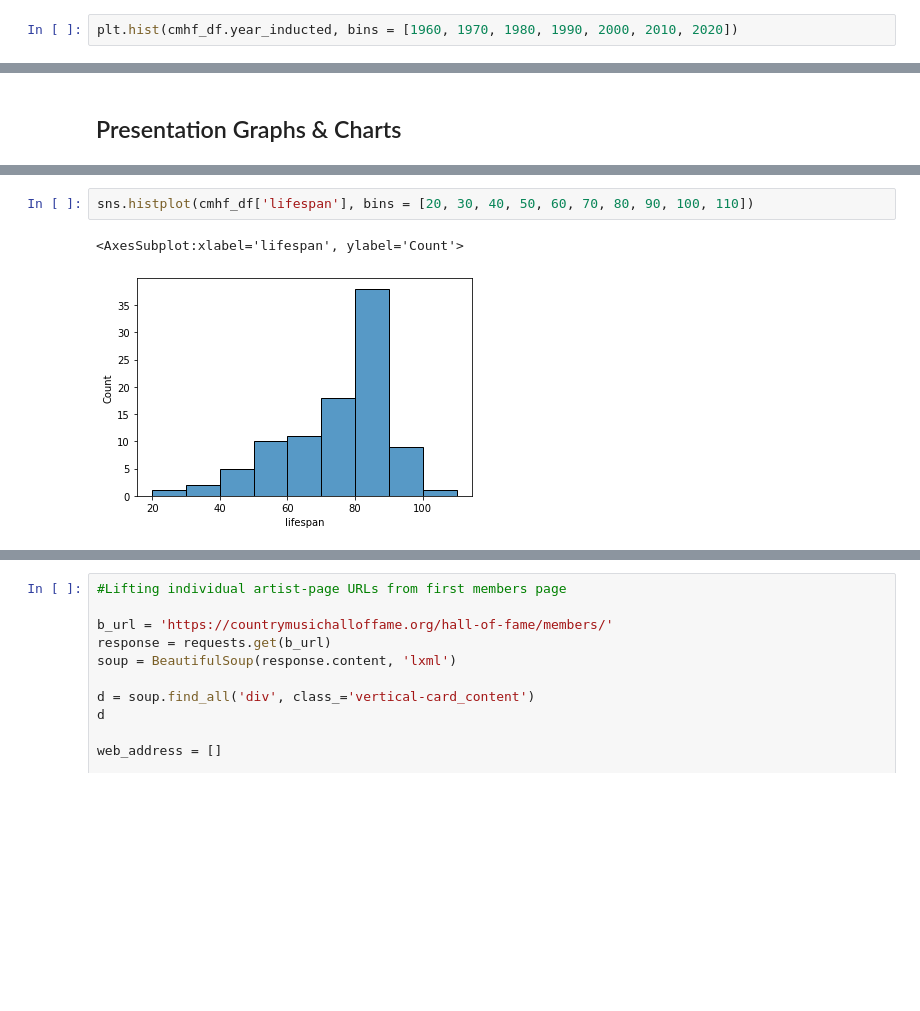
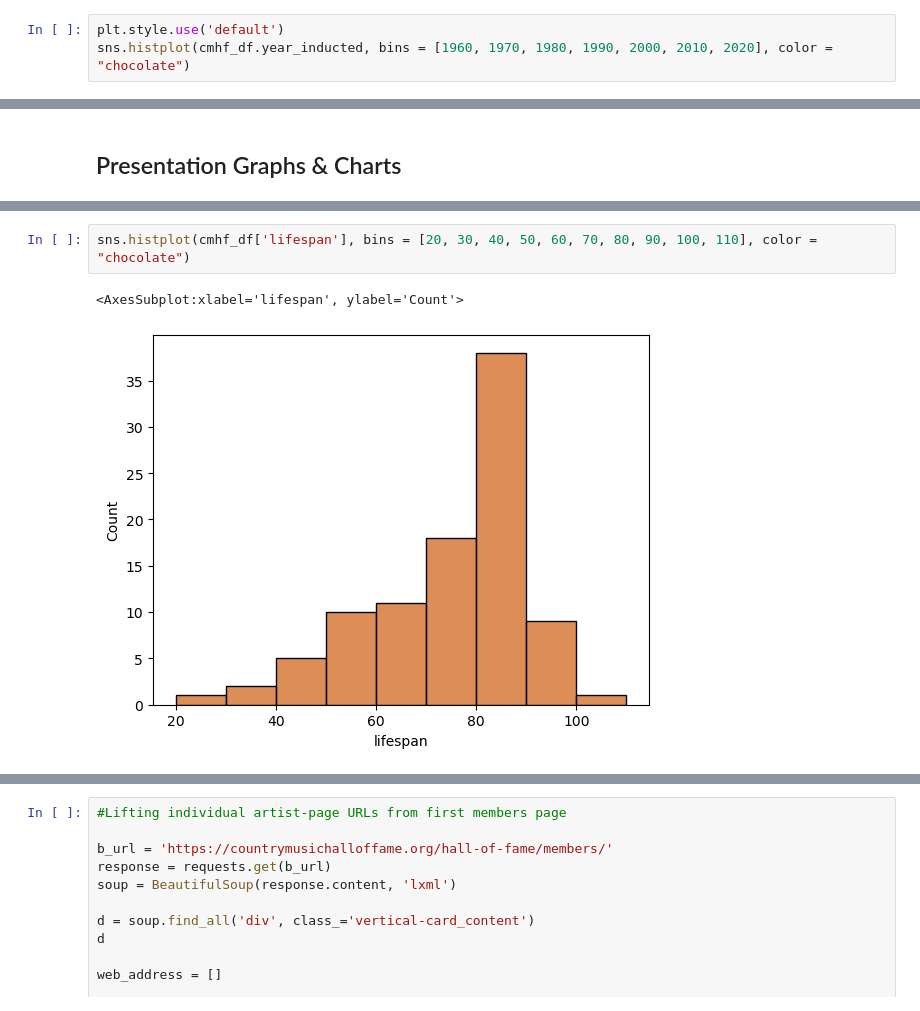
Before and after one commit to jrioross/country_music_hof_web_scraping_python, a Jupyter notebook: cmhf_web_scrape.ipynb, the cells around one changed output, grey strips where cells are left out. Saved outputs shown, nothing was run; the diff lists cells and outputs as text; blank space fills up the shorter version.

```diff
--- a/cmhf_web_scrape.ipynb
+++ b/cmhf_web_scrape.ipynb
@@ -150,5 +150,6 @@ cmhf_df['year_inducted'] = cmhf_df['year_inducted'].astype('int')
 
 [140 rows x 3 columns]
 # %%
-plt.hist(cmhf_df.year_inducted, bins = [1960, 1970, 1980, 1990, 2000, 2010, 2020])
+plt.style.use('default')
+sns.histplot(cmhf_df.year_inducted, bins = [1960, 1970, 1980, 1990, 2000, 2010, 2020], color = "chocolate")
 # %% [output]
@@ -390,6 +389,6 @@ g.map(sns.scatterplot)
 # %%
-sns.histplot(cmhf_df['lifespan'], bins = [20, 30, 40, 50, 60, 70, 80, 90, 100, 110])
+sns.histplot(cmhf_df['lifespan'], bins = [20, 30, 40, 50, 60, 70, 80, 90, 100, 110], color = "chocolate")
 # %% [output]
 <AxesSubplot:xlabel='lifespan', ylabel='Count'>
-[figure, old version]
+[figure, new version]
 # %%
```
Also changed, not shown: parts of 9 cells of this notebook, 4 other files.
